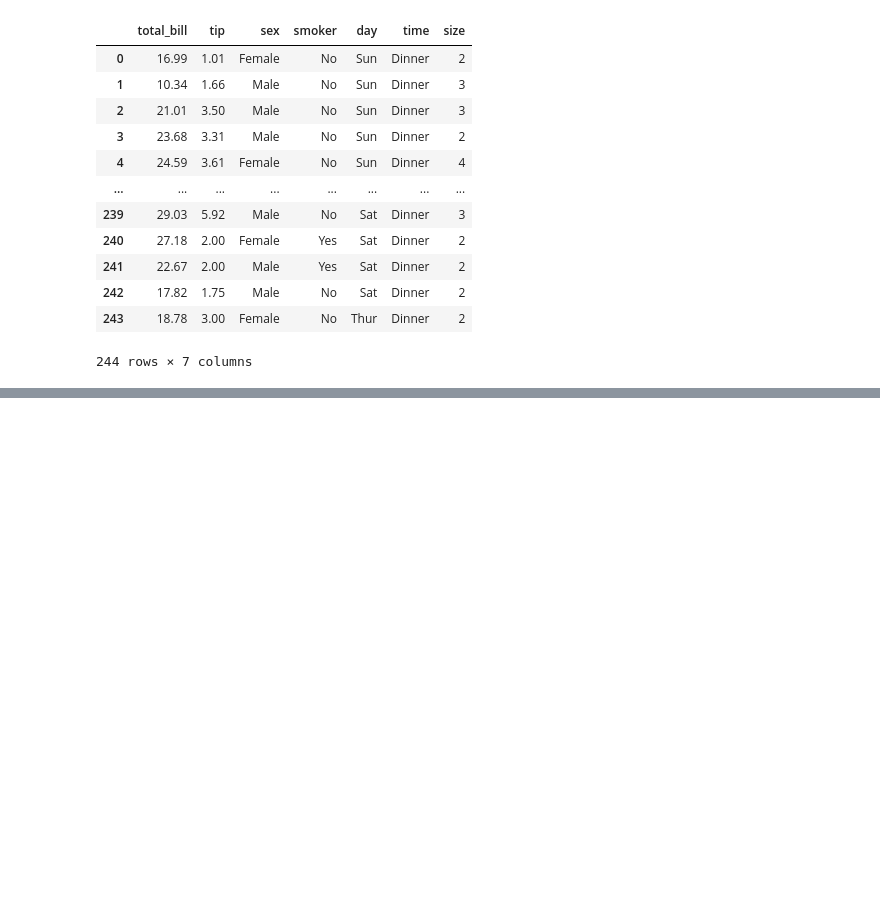
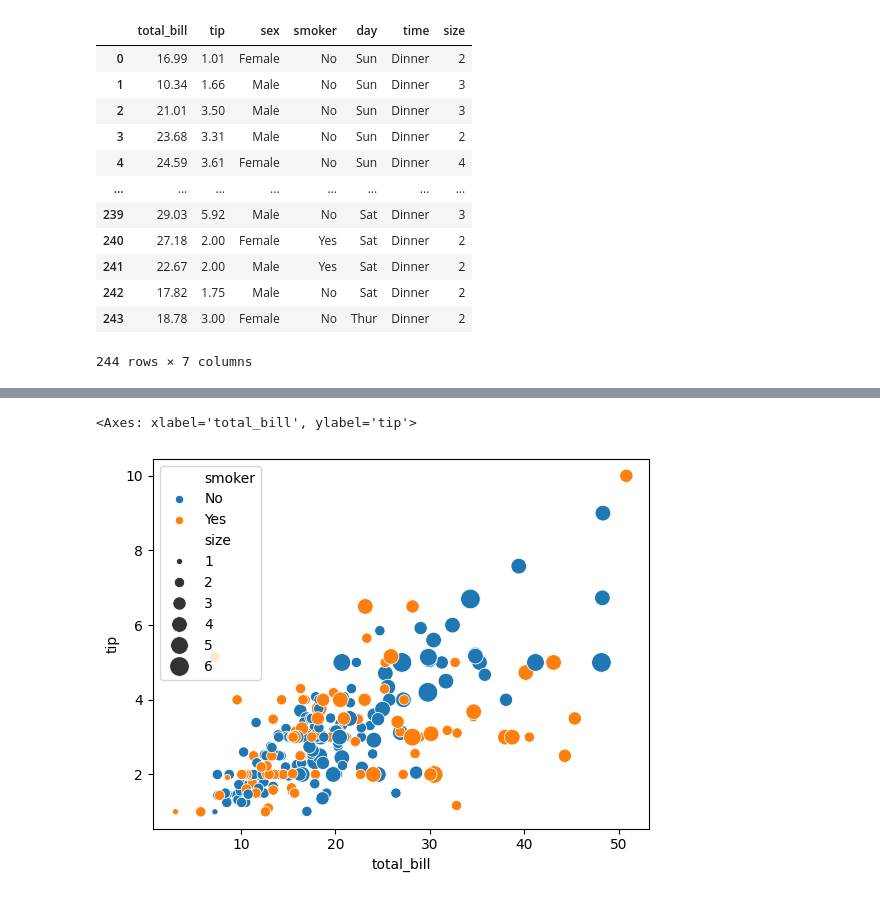
Before and after one commit to Ranajit2005/Python_my_notes, a Jupyter notebook: Seaborn/1_Relational_Plot.ipynb, the cells around one changed output, grey strips where cells are left out. Saved outputs shown, nothing was run; the diff lists cells and outputs as text; code cells hidden in the pictures; blank space fills up the shorter version.

```diff
--- a/Seaborn/1_Relational_Plot.ipynb
+++ b/Seaborn/1_Relational_Plot.ipynb
@@ -66,0 +75,7 @@ tips
+# %%
+# hue is used for categorical variable, size is used for numerical variable, style is used for categorical variable
+
+sns.scatterplot(data=tips,x='total_bill',y='tip',hue='smoker',size='size',sizes=(20,200))
+# %% [output]
+<Axes: xlabel='total_bill', ylabel='tip'>
+[figure, added]
```
Also changed, not shown: parts of 13 cells of this notebook, 1 other file.
